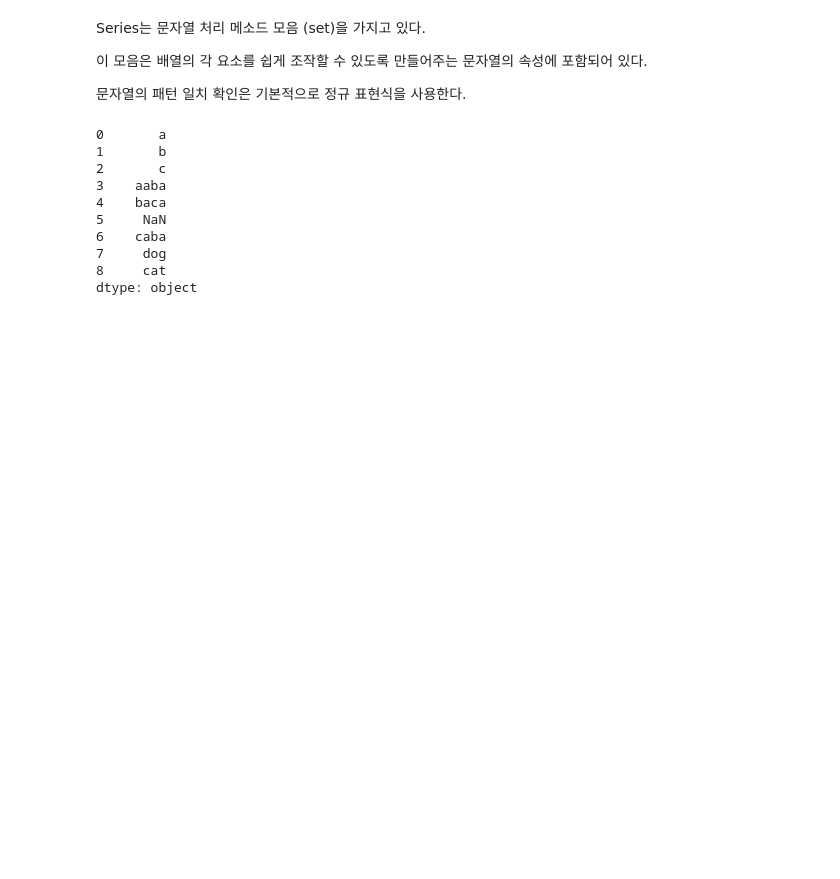
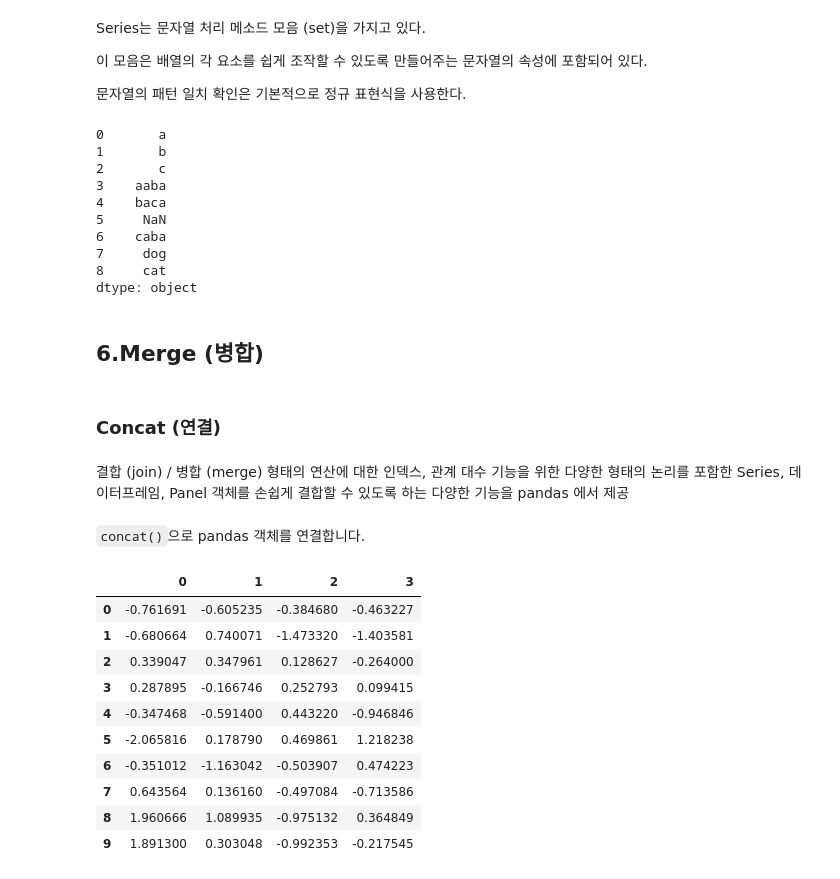
Before and after one commit to euneun316/Python-for-Pandas, a Jupyter notebook: Pandas-Study.ipynb, the cells around one changed output. Drawn from its saved outputs; the diff is of its cells as text; code cells hidden in the pictures; blank space fills up the shorter version.

Commit message:
Merge

```diff
--- a/Pandas-Study.ipynb
+++ b/Pandas-Study.ipynb
@@ -669,3 +669,26 @@ s.str.lower()
 7     dog
 8     cat
 dtype: object
+# %% [markdown]
+## 6.Merge (병합)
+# %% [markdown]
+### Concat (연결)
+# %% [markdown]
+결합 (join) / 병합 (merge) 형태의 연산에 대한 인덱스, 관계 대수 기능을 위한 다양한 형태의 논리를 포함한 Series, 데이터프레임, Panel 객체를 손쉽게 결합할 수 있도록 하는 다양한 기능을 pandas 에서 제공
+# %% [markdown]
+`concat()`으로 pandas 객체를 연결합니다.
+# %%
+df = pd.DataFrame(np.random.randn(10,4))
+df
+# %% [output]
+|  | 0 | 1 | 2 | 3 |
+| 0 | -0.761691 | -0.605235 | -0.384680 | -0.463227 |
+| 1 | -0.680664 | 0.740071 | -1.473320 | -1.403581 |
+| 2 | 0.339047 | 0.347961 | 0.128627 | -0.264000 |
+| 3 | 0.287895 | -0.166746 | 0.252793 | 0.099415 |
+| 4 | -0.347468 | -0.591400 | 0.443220 | -0.946846 |
+| 5 | -2.065816 | 0.178790 | 0.469861 | 1.218238 |
+| 6 | -0.351012 | -1.163042 | -0.503907 | 0.474223 |
+| 7 | 0.643564 | 0.136160 | -0.497084 | -0.713586 |
+| 8 | 1.960666 | 1.089935 | -0.975132 | 0.364849 |
+| 9 | 1.891300 | 0.303048 | -0.992353 | -0.217545 |
```
Also changed, not shown: parts of 15 cells of this notebook.
